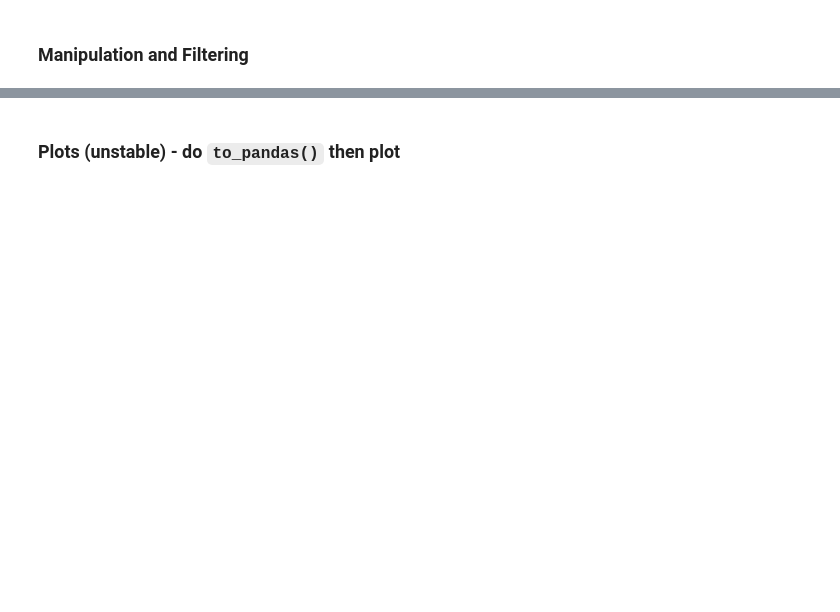
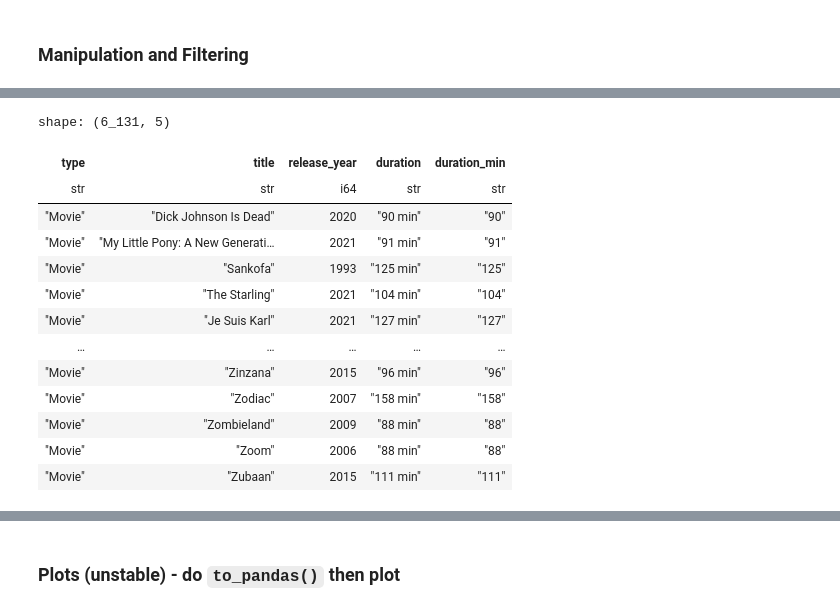
Before and after one commit to iesfsv/Data-Processing-in-Python, a Jupyter notebook: 10_week/10_Lecture_How_to_avoid_spaghetti.ipynb, the cells around one changed output, grey strips where cells are left out. Cells and saved outputs as stored; diff of their text form; code cells hidden in the pictures; blank space fills up the shorter version.

```diff
--- a/10_week/10_Lecture_How_to_avoid_spaghetti.ipynb
+++ b/10_week/10_Lecture_How_to_avoid_spaghetti.ipynb
@@ -57,3 +77,6 @@ print(results)
+# %%
+x = 1+2*3 # Hard to read
+x = 1 + 2 * 3 # Easier to read
 # %% [markdown]
 **2.2 Modularity:**
 
@@ -272,12 +412,29 @@ df.filter(pl.col("release_year") > 2020)
 # %%
 def sel_split(x):
     return x.split()[0]
 
-result = df.select(
+dfm = df.filter((pl.col("type") == "Movie"))
+
+result = dfm.select(
     pl.col(["type", "title", "release_year", "duration"]),
     pl.col("duration").map_elements(sel_split,return_dtype=str).alias("duration_min"),
 )
 result
+# %% [output]
+shape: (6_131, 5)
+| type | title | release_year | duration | duration_min |
+| str | str | i64 | str | str |
+| "Movie" | "Dick Johnson Is Dead" | 2020 | "90 min" | "90" |
+| "Movie" | "My Little Pony: A New Generati… | 2021 | "91 min" | "91" |
+| "Movie" | "Sankofa" | 1993 | "125 min" | "125" |
+| "Movie" | "The Starling" | 2021 | "104 min" | "104" |
+| "Movie" | "Je Suis Karl" | 2021 | "127 min" | "127" |
+| … | … | … | … | … |
+| "Movie" | "Zinzana" | 2015 | "96 min" | "96" |
+| "Movie" | "Zodiac" | 2007 | "158 min" | "158" |
+| "Movie" | "Zombieland" | 2009 | "88 min" | "88" |
+| "Movie" | "Zoom" | 2006 | "88 min" | "88" |
+| "Movie" | "Zubaan" | 2015 | "111 min" | "111" |
 # %%
 # Filter movies released after 2015
 filtered_df = df.filter((pl.col("type") == "Movie") & (pl.col("release_year") > 2015))
```
Also changed, not shown: parts of 36 cells of this notebook.
